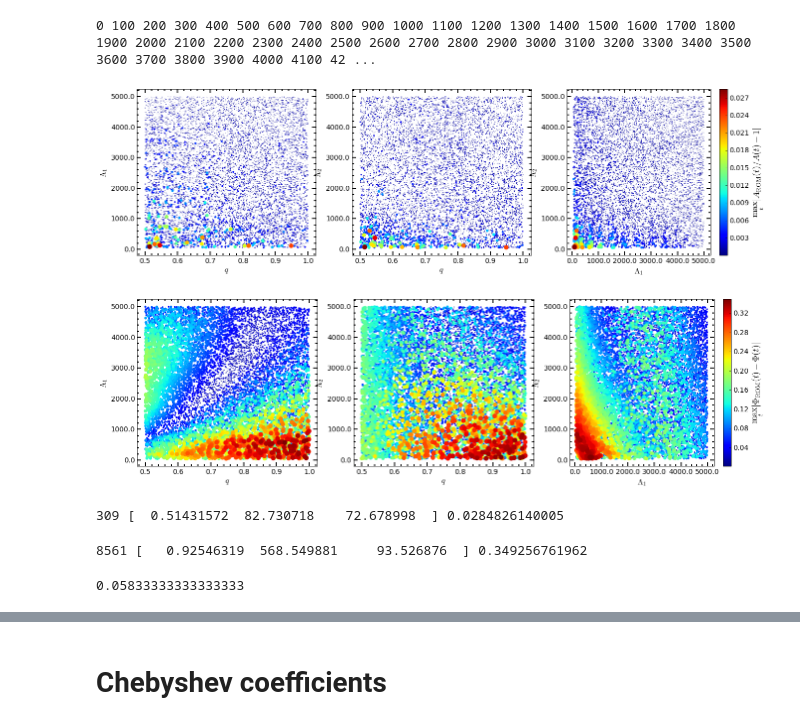
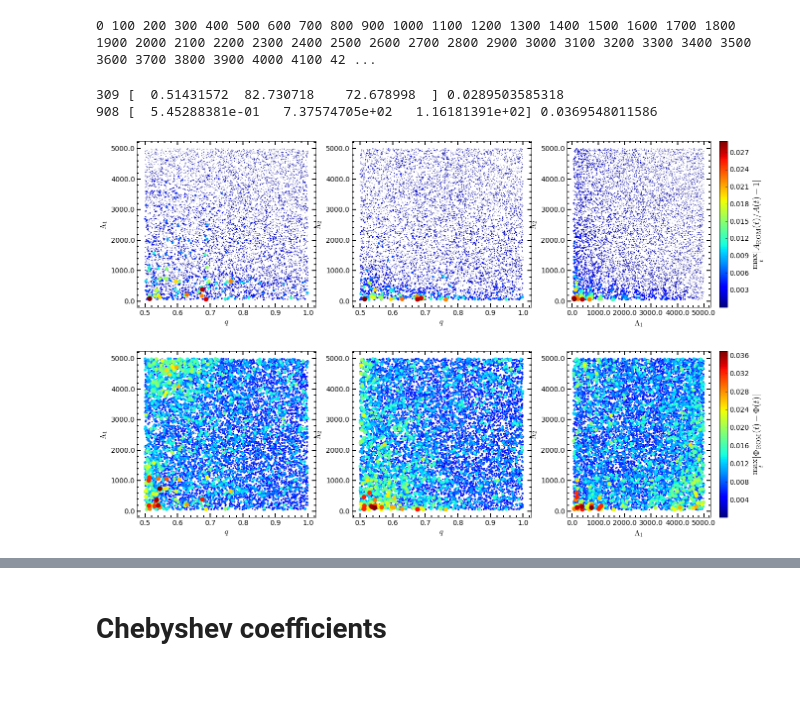
Before and after one commit to benjaminlackey/cbcrom, a Jupyter notebook: notebooks/ROMDiagnostics.ipynb, the cells around one changed output, grey strips where cells are left out. Saved outputs shown, nothing was run; the diff lists cells and outputs as text; code cells hidden in the pictures; blank space fills up the shorter version.

Commit message:
Updated notebooks. Added a notebook for plots in the paper.

```diff
--- a/notebooks/ROMDiagnostics.ipynb
+++ b/notebooks/ROMDiagnostics.ipynb
@@ -191,12 +363,10 @@ def max_amp_phase_error(htrue, hrom, samples_per_cycle=100.0):
 # %%
-samples_per_cycle = 20.0
-
-params_list = []
-amperr_list = []
-phaseerr_list = []
+params_rand_list = []
+amperr_rand_list = []
+phaseerr_rand_list = []
 
 for i in range(ts_rand.get_len()):
-    #for i in range(5000):
+    #for i in range(200):
     #print i,
     if i%100==0: print i,
     htrue = ts_rand.get_waveform_data(i)
@@ -207,53 +377,48 @@ for i in range(ts_rand.get_len()):
     # Get ROM waveform
     hrom = rom.evaluate(params)
 
-    amperr, phaseerr = max_amp_phase_error(htrue, hrom, samples_per_cycle=samples_per_cycle)[2::3]
-    params_list.append(params)
-    amperr_list.append(amperr)
-    phaseerr_list.append(phaseerr)
+    amperr, phaseerr = max_amp_phase_error(htrue, hrom)[2::3]
+    params_rand_list.append(params)
+    amperr_rand_list.append(amperr)
+    phaseerr_rand_list.append(phaseerr)
 # %% [output]
 0 100 200 300 400 500 600 700 800 900 1000 1100 1200 1300 1400 1500 1600 1700 1800 1900 2000 2100 2200 2300 2400 2500 2600 2700 2800 2900 3000 3100 3200 3300 3400 3500 3600 3700 3800 3900 4000 4100 42 ...
+# %%
+imax = np.argmax(amperr_rand_list)
+print imax, params_rand_list[imax], amperr_rand_list[imax]
+
+imax = np.argmax(phaseerr_rand_list)
+print imax, params_rand_list[imax], phaseerr_rand_list[imax]
+# %% [output]
+309 [  0.51431572  82.730718    72.678998  ] 0.0289503585318
+908 [  5.45288381e-01   7.37574705e+02   1.16181391e+02] 0.0369548011586
 # %%
 # Amplitude errors of reduced basis waveform
 fig = plt.figure(figsize=(22, 6))
 
 axes = fig.add_subplot(131)
-diagnostics.max_error_2d_projection_plot(axes, params_list, amperr_list, 0, 1, r'$q$', r'$\Lambda_1$', rb_params_list=None)
+diagnostics.max_error_2d_projection_plot(axes, params_rand_list, amperr_rand_list, 0, 1, r'$q$', r'$\Lambda_1$', rb_params_list=None)
 
 axes = fig.add_subplot(132)
-diagnostics.max_error_2d_projection_plot(axes, params_list, amperr_list, 0, 2, r'$q$', r'$\Lambda_2$', rb_params_list=None)
+diagnostics.max_error_2d_projection_plot(axes, params_rand_list, amperr_rand_list, 0, 2, r'$q$', r'$\Lambda_2$', rb_params_list=None)
 
 axes = fig.add_subplot(133)
-diagnostics.max_error_2d_projection_plot(axes, params_list, amperr_list, 1, 2, r'$\Lambda_1$', r'$\Lambda_2$', rb_params_list=None,
+diagnostics.max_error_2d_projection_plot(axes, params_rand_list, amperr_rand_list, 1, 2, r'$\Lambda_1$', r'$\Lambda_2$', rb_params_list=None,
                              colorbar=True, colorbarlabel=r'$\max_t |A_{\rm ROM}(t)/A(t) - 1|$')
 
 
 # Phase errors of reduced basis waveform
 fig = plt.figure(figsize=(22, 6))
 
 axes = fig.add_subplot(131)
-diagnostics.max_error_2d_projection_plot(axes, params_list, phaseerr_list, 0, 1, r'$q$', r'$\Lambda_1$', rb_params_list=None)
+diagnostics.max_error_2d_projection_plot(axes, params_rand_list, phaseerr_rand_list, 0, 1, r'$q$', r'$\Lambda_1$', rb_params_list=None)
 
 axes = fig.add_subplot(132)
-diagnostics.max_error_2d_projection_plot(axes, params_list, phaseerr_list, 0, 2, r'$q$', r'$\Lambda_2$', rb_params_list=None)
+diagnostics.max_error_2d_projection_plot(axes, params_rand_list, phaseerr_rand_list, 0, 2, r'$q$', r'$\Lambda_2$', rb_params_list=None)
 
 axes = fig.add_subplot(133)
-diagnostics.max_error_2d_projection_plot(axes, params_list, phaseerr_list, 1, 2, r'$\Lambda_1$', r'$\Lambda_2$', rb_params_list=None,
+diagnostics.max_error_2d_projection_plot(axes, params_rand_list, phaseerr_rand_list, 1, 2, r'$\Lambda_1$', r'$\Lambda_2$', rb_params_list=None,
                              colorbar=True, colorbarlabel=r'$\max_t|\Phi_{\rm ROM}(t)-\Phi(t)|$')
 # %% [output]
-[figure, old version]
+[figure, new version]
-[figure, old version]
+[figure, new version]
-# %%
-imax = np.argmax(amperr_list)
-print imax, params_list[imax], amperr_list[imax]
-# %% [output]
-309 [  0.51431572  82.730718    72.678998  ] 0.0284826140005
-# %%
-imax = np.argmax(phaseerr_list)
-print imax, params_list[imax], phaseerr_list[imax]
-# %% [output]
-8561 [   0.92546319  568.549881     93.526876  ] 0.349256761962
-# %%
-0.35/6
-# %% [output]
-0.05833333333333333
```
Also changed, not shown: parts of 34 cells of this notebook, 15 other files.
